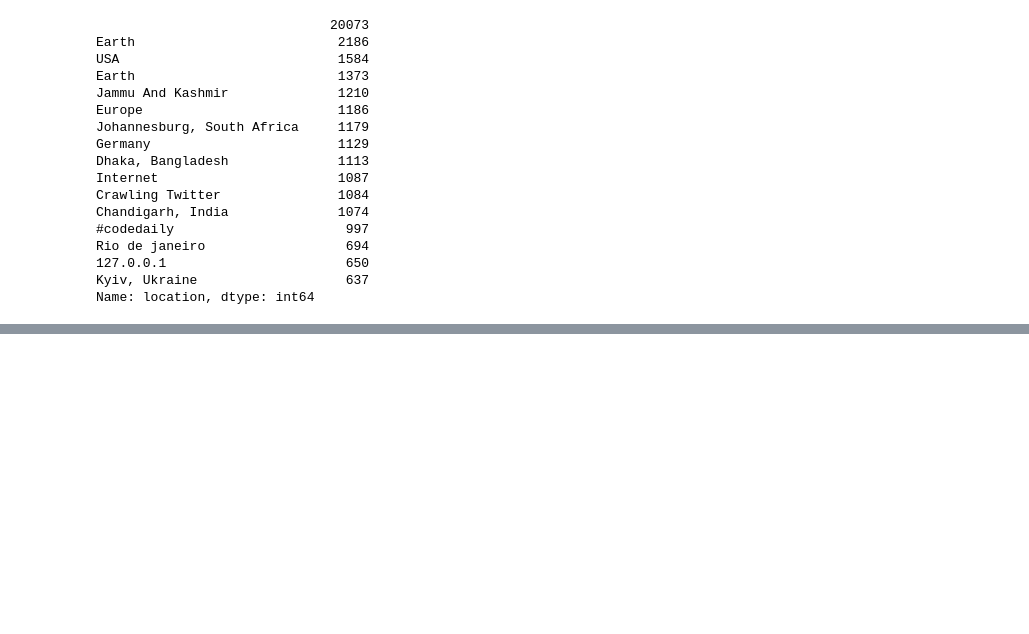
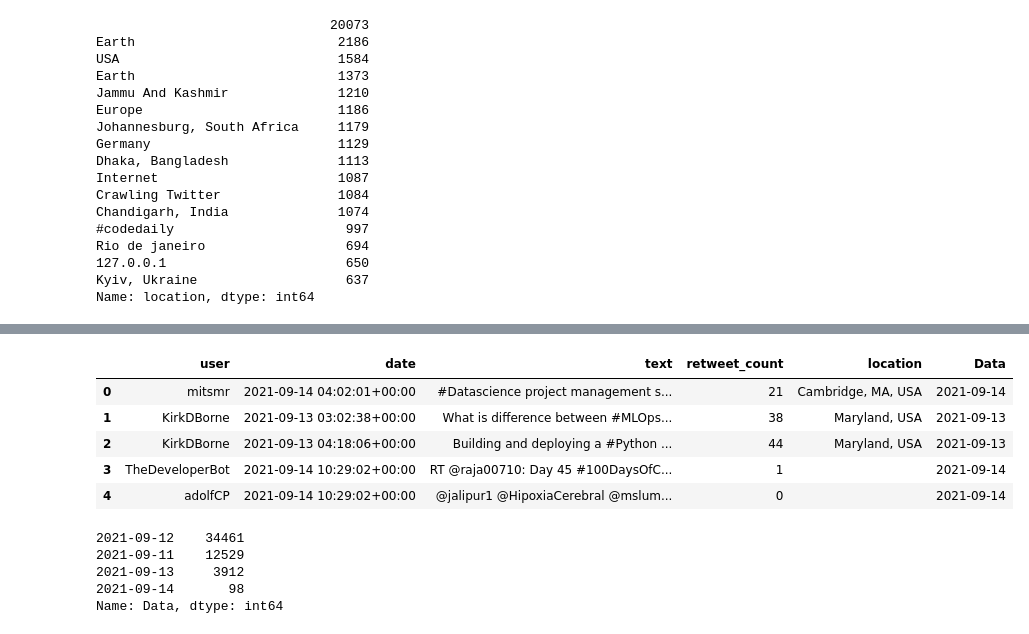
Before and after one commit to luannappontes/an-lisederedes, a Jupyter notebook: Projeto_UnidadeIII/Projeto_UnidadeIII.ipynb, the cells around one changed output, grey strips where cells are left out. Drawn from its saved outputs; the diff is of its cells as text; code cells hidden in the pictures; blank space fills up the shorter version.

```diff
--- a/Projeto_UnidadeIII/Projeto_UnidadeIII.ipynb
+++ b/Projeto_UnidadeIII/Projeto_UnidadeIII.ipynb
@@ -957,0 +989,18 @@ Name: location, dtype: int64
+# %%
+ds['Data'] = ds['Data'].dt.strftime('%Y-%m-%d')
+ds.head()
+# %% [output]
+|  | user | date | text | retweet_count | location | Data |
+| 0 | mitsmr | 2021-09-14 04:02:01+00:00 | #Datascience project management s... | 21 | Cambridge, MA, USA | 2021-09-14 |
+| 1 | KirkDBorne | 2021-09-13 03:02:38+00:00 | What is difference between #MLOps... | 38 | Maryland, USA | 2021-09-13 |
+| 2 | KirkDBorne | 2021-09-13 04:18:06+00:00 | Building and deploying a #Python ... | 44 | Maryland, USA | 2021-09-13 |
+| 3 | TheDeveloperBot | 2021-09-14 10:29:02+00:00 | RT @raja00710: Day 45 #100DaysOfC... | 1 |  | 2021-09-14 |
+| 4 | adolfCP | 2021-09-14 10:29:02+00:00 | @jalipur1 @HipoxiaCerebral @mslum... | 0 |  | 2021-09-14 |
+# %%
+ds['Data'].value_counts()
+# %% [output]
+2021-09-12    34461
+2021-09-11    12529
+2021-09-13     3912
+2021-09-14       98
+Name: Data, dtype: int64
```
Also changed, not shown: parts of 4 cells of this notebook.
